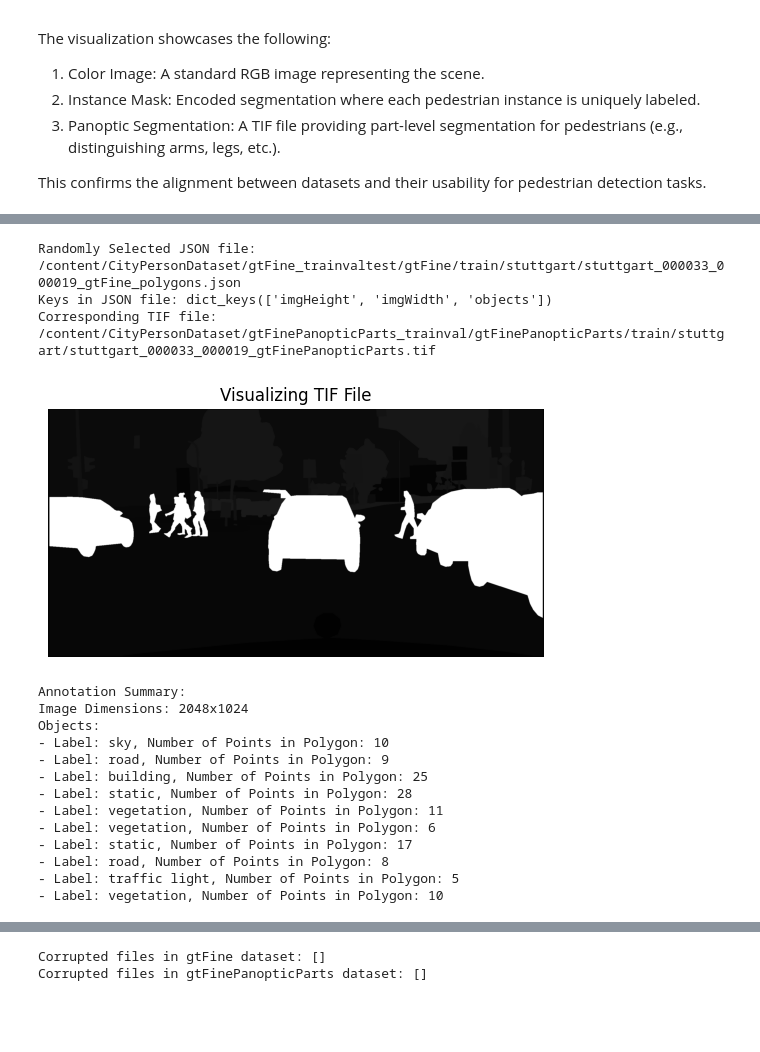
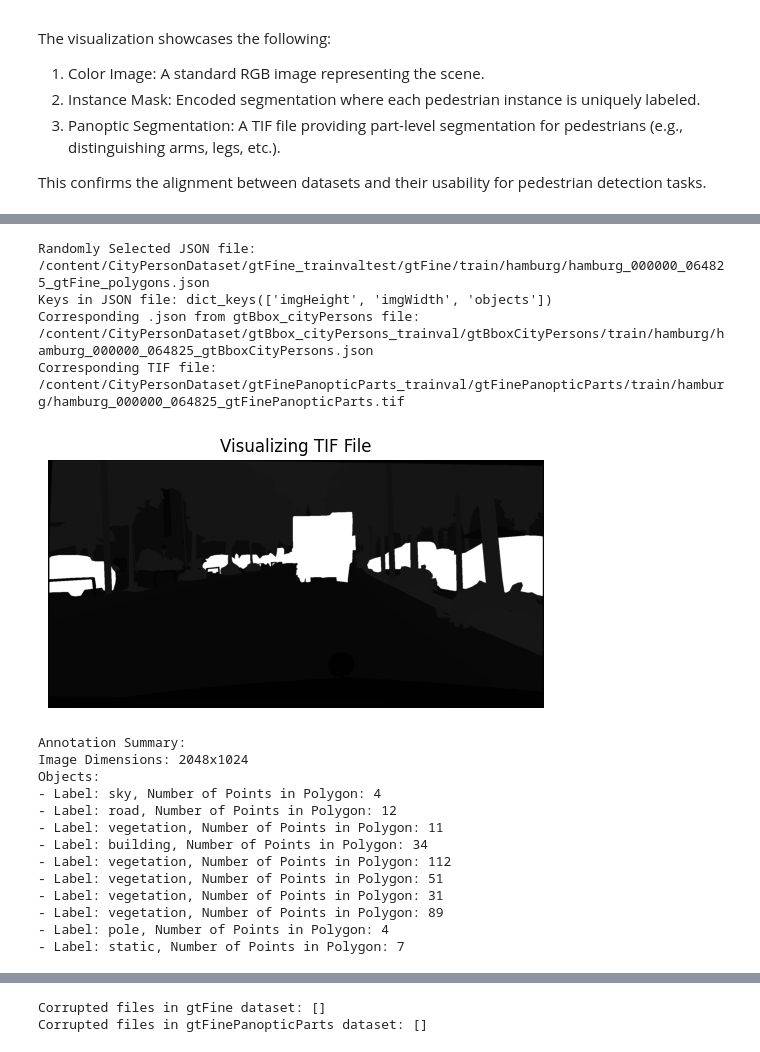
Before and after one commit to raz0208/City-Person-Dataset-EDA, a Jupyter notebook: CityPersonDatasetEDA.ipynb, the cells around one changed output, grey strips where cells are left out. Drawn from its saved outputs; the diff is of its cells as text; code cells hidden in the pictures; blank space fills up the shorter version.

```diff
--- a/CityPersonDatasetEDA.ipynb
+++ b/CityPersonDatasetEDA.ipynb
@@ -360,36 +360,46 @@ if not json_files:
 else:
     sample_json = random.choice(json_files)
     print(f"Randomly Selected JSON file: {sample_json}")
     sample_data = parse_json_file(sample_json)
 
     # Derive the corresponding .tif file path in gtFinePanopticParts
     json_filename = os.path.basename(sample_json)
     tif_filename = json_filename.replace('_gtFine_polygons.json', '_gtFinePanopticParts.tif')
+    gtBbox_json_filename = json_filename.replace('_gtFine_polygons.json', '_gtBboxCityPersons.json')
+
+    gtBbox_jsonFilePath = None
+    for root, _, files in os.walk(gtBbox_CorePath):
+        for file in files:
+            if file == gtBbox_json_filename:
+                gtBbox_jsonFilePath = os.path.join(root, file)
+                print(f"Corresponding .json from gtBbox_cityPersons file: {gtBbox_jsonFilePath}")
+                break
 
     tif_file_path = None
     for root, _, files in os.walk(gtFinePano_CorePath):
         for file in files:
             if file == tif_filename:
                 tif_file_path = os.path.join(root, file)
                 break
         if tif_file_path:
             break
 
     # Visualize the .tif file if it exists
     if tif_file_path:
         print(f"Corresponding TIF file: {tif_file_path}")
         tif_image = Image.open(tif_file_path)
         plt.imshow(tif_image)
         plt.title("Visualizing TIF File")
         plt.axis('off')  # Turn off axis for better visualization
         plt.show()
     else:
         print(f"No corresponding TIF file found for {sample_json}")
 # %% [output]
-Randomly Selected JSON file: /content/CityPersonDataset/gtFine_trainvaltest/gtFine/train/stuttgart/stuttgart_000033_000019_gtFine_polygons.json
+Randomly Selected JSON file: /content/CityPersonDataset/gtFine_trainvaltest/gtFine/train/hamburg/hamburg_000000_064825_gtFine_polygons.json
 Keys in JSON file: dict_keys(['imgHeight', 'imgWidth', 'objects'])
-Corresponding TIF file: /content/CityPersonDataset/gtFinePanopticParts_trainval/gtFinePanopticParts/train/stuttgart/stuttgart_000033_000019_gtFinePanopticParts.tif
+Corresponding .json from gtBbox_cityPersons file: /content/CityPersonDataset/gtBbox_cityPersons_trainval/gtBboxCityPersons/train/hamburg/hamburg_000000_064825_gtBboxCityPersons.json
+Corresponding TIF file: /content/CityPersonDataset/gtFinePanopticParts_trainval/gtFinePanopticParts/train/hamburg/hamburg_000000_064825_gtFinePanopticParts.tif
-[figure, old version]
+[figure, new version]
 # %%
 def display_annotation_summary(data):
     print("Annotation Summary:")
@@ -405,16 +415,16 @@ if sample_json:
 Annotation Summary:
 Image Dimensions: 2048x1024
 Objects:
-- Label: sky, Number of Points in Polygon: 10
-- Label: road, Number of Points in Polygon: 9
-- Label: building, Number of Points in Polygon: 25
-- Label: static, Number of Points in Polygon: 28
+- Label: sky, Number of Points in Polygon: 4
+- Label: road, Number of Points in Polygon: 12
 - Label: vegetation, Number of Points in Polygon: 11
-- Label: vegetation, Number of Points in Polygon: 6
-- Label: static, Number of Points in Polygon: 17
-- Label: road, Number of Points in Polygon: 8
-- Label: traffic light, Number of Points in Polygon: 5
-- Label: vegetation, Number of Points in Polygon: 10
+- Label: building, Number of Points in Polygon: 34
+- Label: vegetation, Number of Points in Polygon: 112
+- Label: vegetation, Number of Points in Polygon: 51
+- Label: vegetation, Number of Points in Polygon: 31
+- Label: vegetation, Number of Points in Polygon: 89
+- Label: pole, Number of Points in Polygon: 4
+- Label: static, Number of Points in Polygon: 7
 # %%
 # Count images in each city folder
 def count_images_in_cities(base_path):
```
Also changed, not shown: parts of 2 cells of this notebook.
